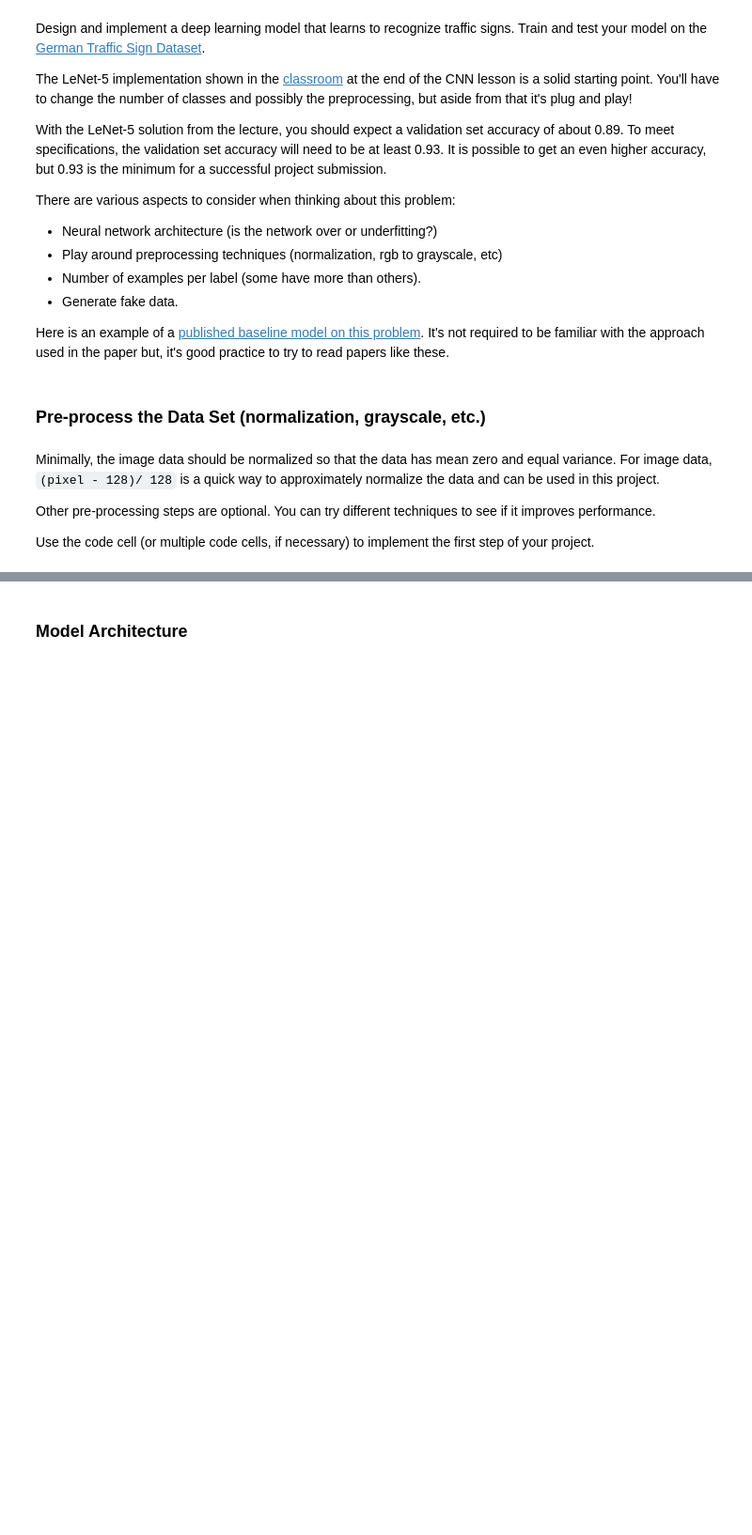
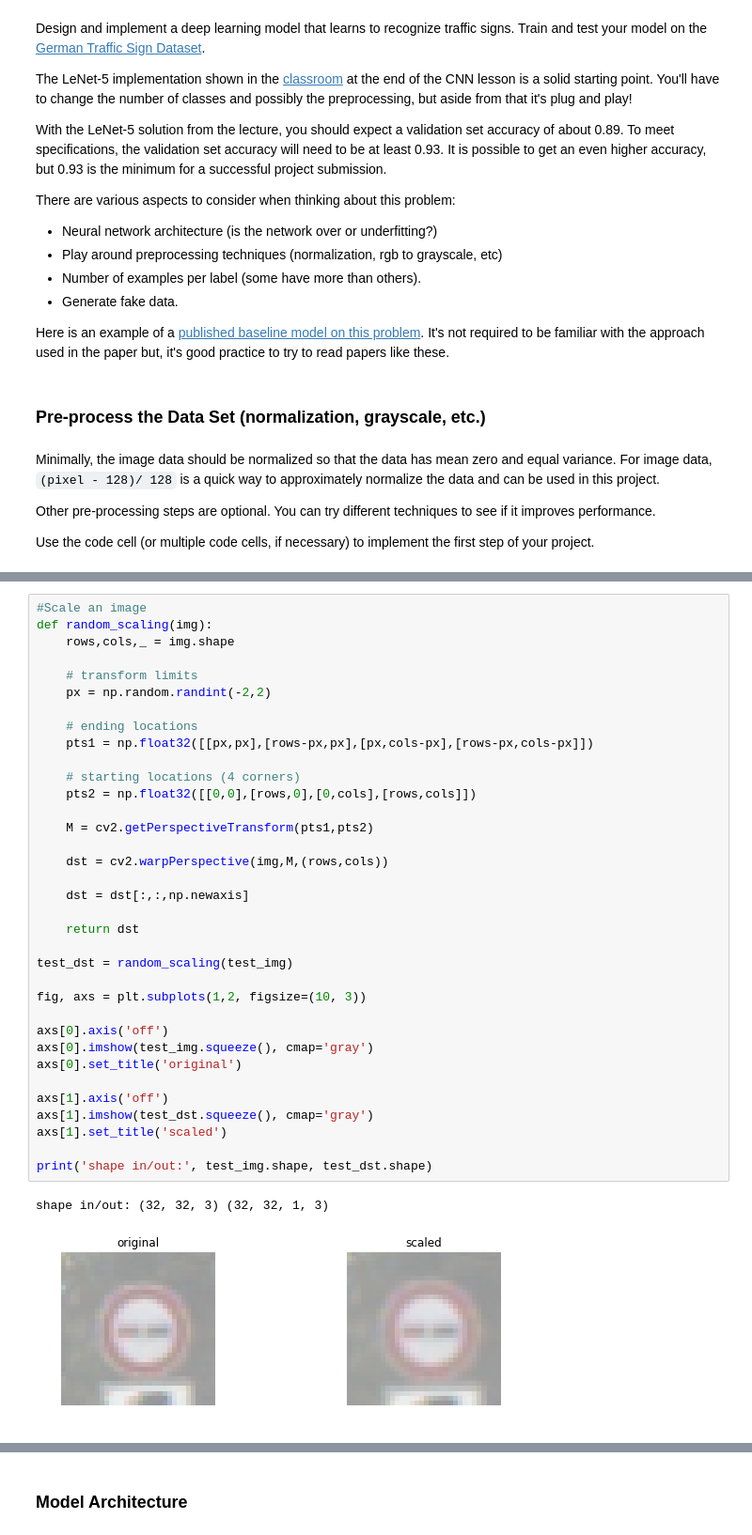
Before and after one commit to pomeroyd/project2_r1p0, a Jupyter notebook: Traffic_Sign_Classifier.ipynb, the cells around one changed output, grey strips where cells are left out. Shown: that part at 94% size. Drawn from its saved outputs; the diff is of its cells as text; blank space fills up the shorter version.

```diff
--- a/Traffic_Sign_Classifier.ipynb
+++ b/Traffic_Sign_Classifier.ipynb
@@ -222,0 +333,38 @@ finished preprocessing the data
+# %%
+#Scale an image
+def random_scaling(img):
+    rows,cols,_ = img.shape
+
+    # transform limits
+    px = np.random.randint(-2,2)
+
+    # ending locations
+    pts1 = np.float32([[px,px],[rows-px,px],[px,cols-px],[rows-px,cols-px]])
+
+    # starting locations (4 corners)
+    pts2 = np.float32([[0,0],[rows,0],[0,cols],[rows,cols]])
+
+    M = cv2.getPerspectiveTransform(pts1,pts2)
+
+    dst = cv2.warpPerspective(img,M,(rows,cols))
+
+    dst = dst[:,:,np.newaxis]
+
+    return dst
+
+test_dst = random_scaling(test_img)
+
+fig, axs = plt.subplots(1,2, figsize=(10, 3))
+
+axs[0].axis('off')
+axs[0].imshow(test_img.squeeze(), cmap='gray')
+axs[0].set_title('original')
+
+axs[1].axis('off')
+axs[1].imshow(test_dst.squeeze(), cmap='gray')
+axs[1].set_title('scaled')
+
+print('shape in/out:', test_img.shape, test_dst.shape)
+# %% [output]
+shape in/out: (32, 32, 3) (32, 32, 1, 3)
+[figure, added]
```
Also changed, not shown: parts of 13 cells of this notebook.
